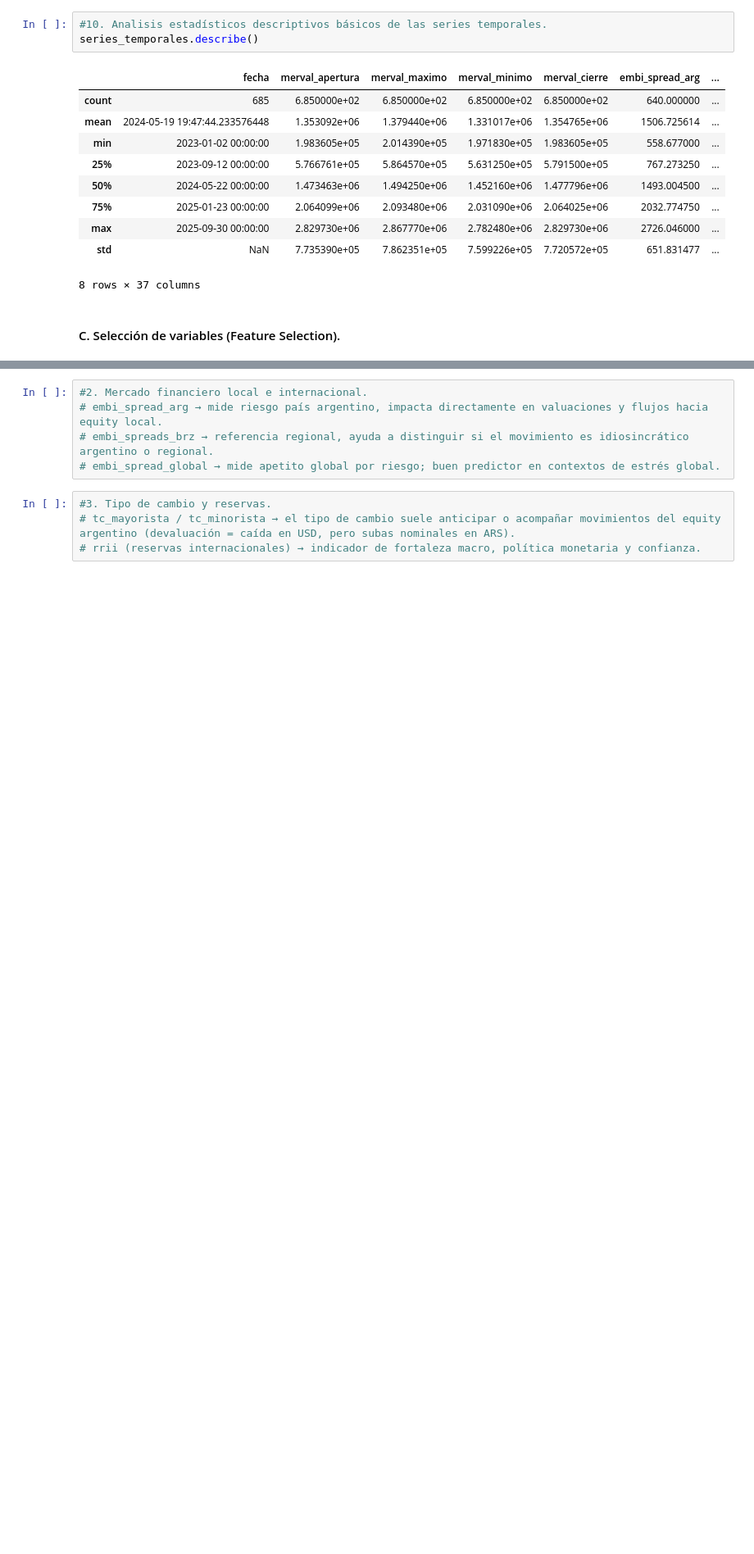
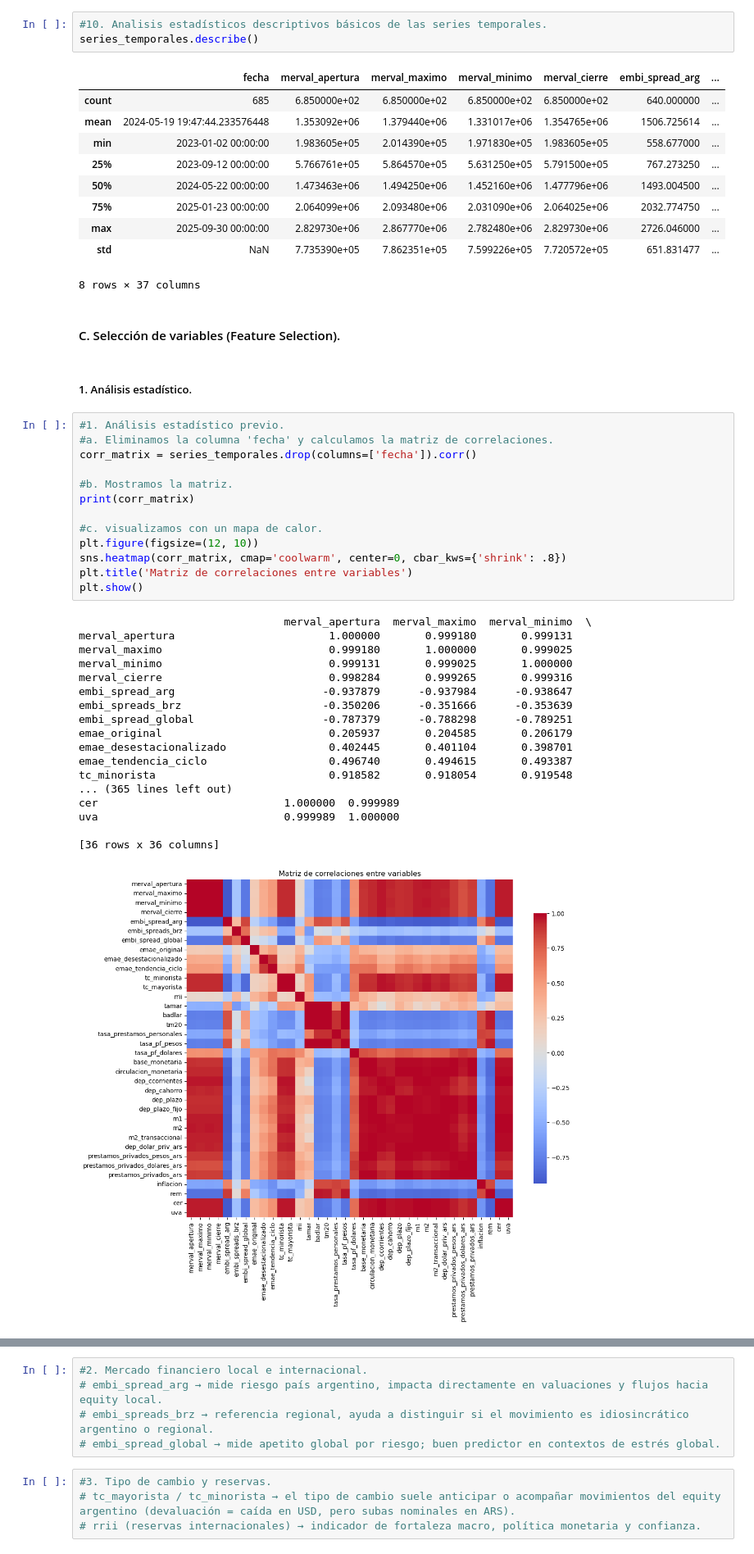
Before and after one commit to IanLink95/series_temporales_2025, a Jupyter notebook: analisis_descriptivo/init.ipynb, the cells around one changed output, grey strips where cells are left out. Shown at 82% size. Saved outputs shown, nothing was run; the diff lists cells and outputs as text; blank space fills up the shorter version.

Commit message:
Arreglos al análisis exploratorio

```diff
--- a/analisis_descriptivo/init.ipynb
+++ b/analisis_descriptivo/init.ipynb
@@ -183,3 +189,37 @@ series_temporales.describe()
 8 rows × 37 columns
 # %% [markdown]
 #### C. Selección de variables (Feature Selection).
+# %% [markdown]
+##### 1. Análisis estadístico.
+# %%
+#1. Análisis estadístico previo.
+#a. Eliminamos la columna 'fecha' y calculamos la matriz de correlaciones.
+corr_matrix = series_temporales.drop(columns=['fecha']).corr()
+
+#b. Mostramos la matriz.
+print(corr_matrix)
+
+#c. visualizamos con un mapa de calor.
+plt.figure(figsize=(12, 10))
+sns.heatmap(corr_matrix, cmap='coolwarm', center=0, cbar_kws={'shrink': .8})
+plt.title('Matriz de correlaciones entre variables')
+plt.show()
+# %% [output]
+                                merval_apertura  merval_maximo  merval_minimo  \
+merval_apertura                        1.000000       0.999180       0.999131
+merval_maximo                          0.999180       1.000000       0.999025
+merval_minimo                          0.999131       0.999025       1.000000
+merval_cierre                          0.998284       0.999265       0.999316
+embi_spread_arg                       -0.937879      -0.937984      -0.938647
+embi_spreads_brz                      -0.350206      -0.351666      -0.353639
+embi_spread_global                    -0.787379      -0.788298      -0.789251
+emae_original                          0.205937       0.204585       0.206179
+emae_desestacionalizado                0.402445       0.401104       0.398701
+emae_tendencia_ciclo                   0.496740       0.494615       0.493387
+tc_minorista                           0.918582       0.918054       0.919548
+... (365 lines left out)
+cer                             1.000000  0.999989
+uva                             0.999989  1.000000
+
+[36 rows x 36 columns]
+[figure, added]
```
Also changed, not shown: parts of 20 cells of this notebook.
